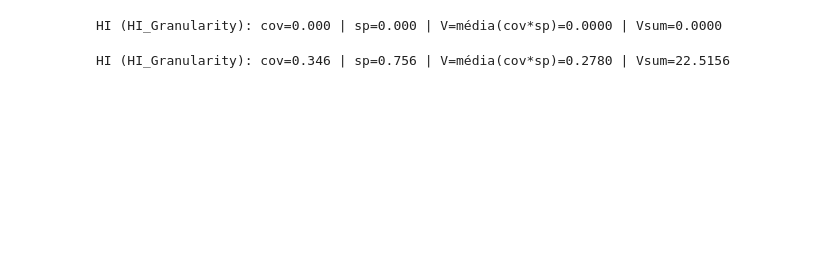
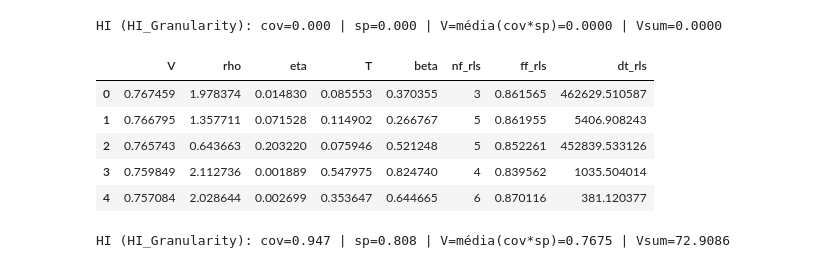
Before and after one commit to cduartes0203/Batteries_Prognostics_V2, a Jupyter notebook: Teda_R01.ipynb, the cells around one changed output. Cells and saved outputs as stored; diff of their text form; code cells hidden in the pictures; blank space fills up the shorter version.

```diff
--- a/Teda_R01.ipynb
+++ b/Teda_R01.ipynb
@@ -107,33 +82,42 @@ print(f"HI (HI_Granularity): cov={teda.cov:.3f} | sp={teda.sp:.3f} | V=média(co
 PlotSimulation(teda=teda,mode='ply',xi=10, yf=100,ftrs=5,dsi_mode='hide',)
 # %% [output]
 HI (HI_Granularity): cov=0.000 | sp=0.000 | V=média(cov*sp)=0.0000 | Vsum=0.0000
+# %%
+dfRho
+# %% [output]
+|  | V | rho | eta | T | beta | nf_rls | ff_rls | dt_rls |
+| 0 | 0.767459 | 1.978374 | 0.014830 | 0.085553 | 0.370355 | 3 | 0.861565 | 462629.510587 |
+| 1 | 0.766795 | 1.357711 | 0.071528 | 0.114902 | 0.266767 | 5 | 0.861955 | 5406.908243 |
+| 2 | 0.765743 | 0.643663 | 0.203220 | 0.075946 | 0.521248 | 5 | 0.852261 | 452839.533126 |
+| 3 | 0.759849 | 2.112736 | 0.001889 | 0.547975 | 0.824740 | 4 | 0.839562 | 1035.504014 |
+| 4 | 0.757084 | 2.028644 | 0.002699 | 0.353647 | 0.644665 | 6 | 0.870116 | 381.120377 |
 # %%
 path = r'Dataset\DSIR4\Bearing1_1.csv'
-RS1 = pd.read_csv(path).iloc[:,-6:-1]
-RS1 = dfMovingAvg(RS1,10)
-RS1 = dfExpMovAvg(RS1,0.3)
-RS = normalize_df(RS1,0,25)
+RS = pd.read_csv(path).iloc[:,-6:-1]
+RS = dfMovingAvg(RS,10)
+RS = dfExpMovAvg(RS,0.3)
+RS = normalize_df(RS,0,25)
 path = r'Dataset\HI4\Bearing1_1.csv'
 HI = pd.read_csv(path)
 
 sig = HI['PC1'].values
 
-params = [3.5,28,[70],8,0,1,2,5,19,0]
-params = [2.5,33,[32, 49],1,2,8,9,5,2,1,1]
+params = [3.5,19,[19, 54, 2, 56, 25, 42],8,7,1,3,2,15,0]
 m,nI,nR,nO,mO,N1,N2,N3,τ,act = ParseParams(params)
 X, Y, Z, kX = PrepareData(RS, HI, W, nI, nO, mO)
 ref, J, L = RefEoL(sig, EOL, kX)   # avisa se o fluxo não alcança o EoL
 if isinstance(nR, str): nR = ast.literal_eval(nR)
 
-RHO_DYN, RHO_ETA, RHO_T, RHO_BETA = True, 0.1, 0.5, 0.75              # False: rho estático (= RHO), passo, temperatura da cobertura suavizada (escore |e|/e_est), momento
-RHO, RHO_MIN, RHO_MAX = 0.5, 1e-2, 10
-INTR_STATE = 'reset'
+nf_rls, ff_rls, dt_rls = 3,0.861565,462629.510587
+RHO, RHO_ETA, RHO_T, RHO_BETA = 1.978374, 0.014830, 0.085553, 0.370355
+RHO_DYN, RHO_MIN, RHO_MAX = True, 1e-2, 10
+INTR_STATE = 'carry'
 
 teda=AutoCloud(m=m,nI=nI,nR=nR,nO=nO,ηS=[N1,N2,N3],act=act,
                tau=τ,eol=EOL,ref=ref,wtaG=WTAG,wtaP=WTAP,feedback=FEEDBACK,mO=mO,
                rho=RHO,lam=LAM,intr_state=INTR_STATE,
                rho_dyn=RHO_DYN,rho_eta=RHO_ETA,rho_T=RHO_T,rho_beta=RHO_BETA,rho_min=RHO_MIN,rho_max=RHO_MAX,
-               rls_mode='pol',nf_rls=3,ff_rls=0.9,dt_rls=1e3,
+               rls_mode='pol',nf_rls=nf_rls,ff_rls=ff_rls,dt_rls=dt_rls,
                )
 
 teda.SimGranularRUL(J,L,X,Y,Z)
@@ -141,4 +125,4 @@ teda.SimGranularRUL(J,L,X,Y,Z)
 print(f"HI (HI_Granularity): cov={teda.cov:.3f} | sp={teda.sp:.3f} | V=média(cov*sp)={teda.V:.4f} | Vsum={teda.Vsum:.4f}")
 PlotSimulation(teda=teda,mode='ply',xi=10, yf=100,ftrs=3,dsi_mode='hide')
 # %% [output]
-HI (HI_Granularity): cov=0.346 | sp=0.756 | V=média(cov*sp)=0.2780 | Vsum=22.5156
+HI (HI_Granularity): cov=0.947 | sp=0.808 | V=média(cov*sp)=0.7675 | Vsum=72.9086
```
Also changed, not shown: parts of 4 cells of this notebook, 26 other files.
